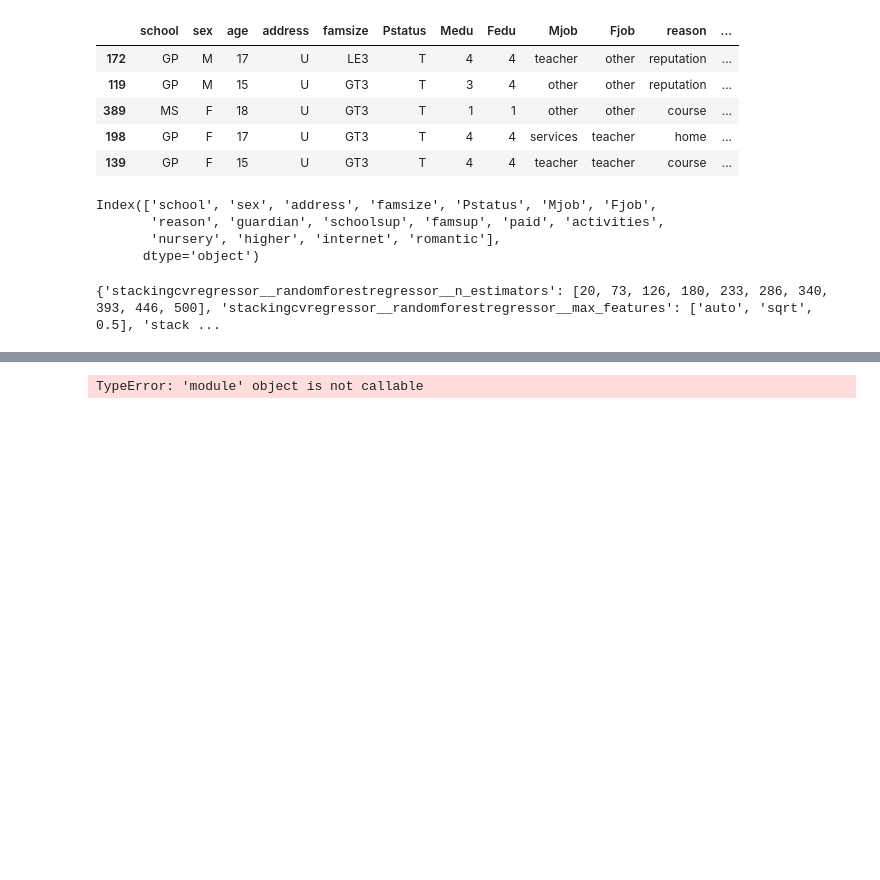
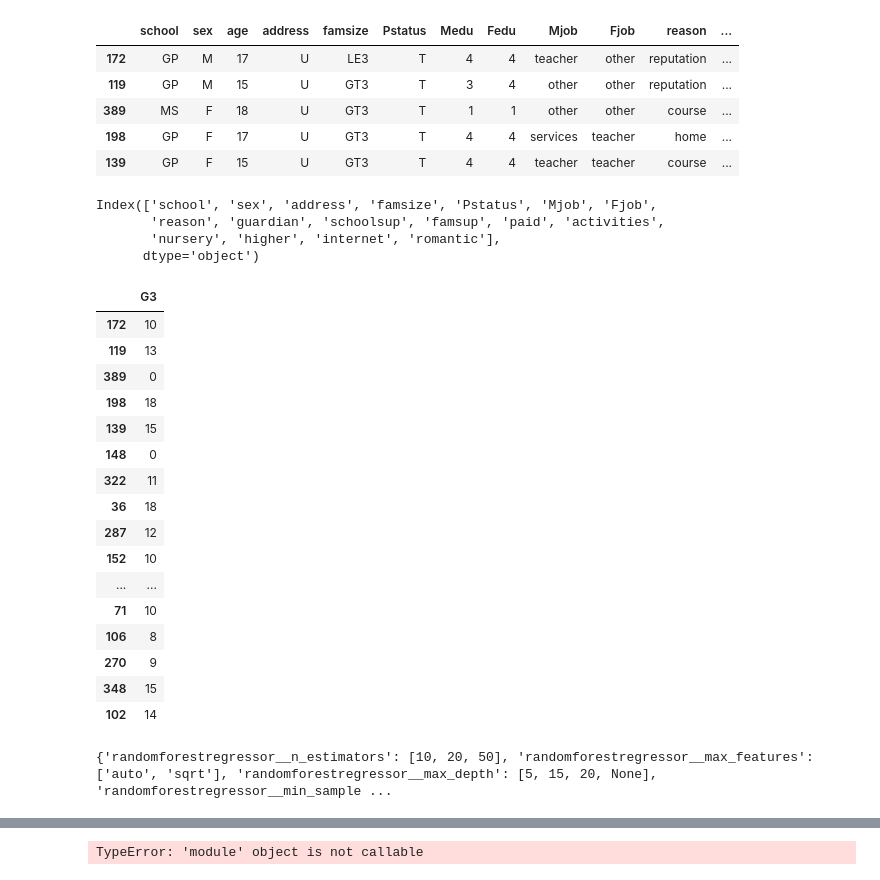
Before and after one commit to DeeptiAgl/Regression_pipeline, a Jupyter notebook: Regression_Model-Pipeline.ipynb, the cells around one changed output, grey strips where cells are left out. Cells and saved outputs as stored; diff of their text form; code cells hidden in the pictures; blank space fills up the shorter version.

```diff
--- a/Regression_Model-Pipeline.ipynb
+++ b/Regression_Model-Pipeline.ipynb
@@ -41,6 +41,8 @@ from sklearn.model_selection import train_test_split
 # %%
 df = pd.read_csv('datasets_52721_99691_student-mat.csv')
 # %%
+df = pd.read_csv('datasets_52721_99691_student-mat.csv')
+
 X = df.drop('G3', axis=1)
 y = df[['G3']]
 X_train, X_test, y_train, y_test = train_test_split(X, y, test_size=0.33, random_state=42)
@@ -69,4 +67,24 @@ Index(['school', 'sex', 'address', 'famsize', 'Pstatus', 'Mjob', 'Fjob',
        'reason', 'guardian', 'schoolsup', 'famsup', 'paid', 'activities',
        'nursery', 'higher', 'internet', 'romantic'],
       dtype='object')
+# %%
+y_train
+# %% [output]
+|  | G3 |
+| 172 | 10 |
+| 119 | 13 |
+| 389 | 0 |
+| 198 | 18 |
+| 139 | 15 |
+| 148 | 0 |
+| 322 | 11 |
+| 36 | 18 |
+| 287 | 12 |
+| 152 | 10 |
+| ... | ... |
+| 71 | 10 |
+| 106 | 8 |
+| 270 | 9 |
+| 348 | 15 |
+| 102 | 14 |
 # %%
@@ -98,30 +111,44 @@ from sklearn.linear_model import LinearRegression
 rf = RandomForestRegressor(random_state = 1000, n_jobs = -1)
 lr = LinearRegression(n_jobs = -1)
 # %%
-n_estimators = [int(x) for x in np.linspace(start = 20, stop = 500, num = 10)]
+n_estimators = [10,20,50]
 # Number of features to consider at every split
-max_features = ['auto', 'sqrt',0.5]
+max_features = ['auto', 'sqrt']
 # Maximum number of levels in tree
-max_depth = [int(x) for x in np.linspace(5, 110, num = 11)]
+max_depth = [5,15,20]
 max_depth.append(None)
 # Minimum number of samples required to split a node
-min_samples_split = [2, 5, 10]
+min_samples_split = [1,3, 5]
 # Minimum number of samples required at each leaf node
-min_samples_leaf = [1, 3, 5,7]
+min_samples_leaf = [1, 3, 5]
 # Method of selecting samples for training each tree
 bootstrap = [True, False]
 
 # Create the random grid
+# params = {
+#                'stackingcvregressor__randomforestregressor__n_estimators': n_estimators,  #randomforestregressor__bootstrap
+#                'stackingcvregressor__randomforestregressor__max_features': max_features,
+#                'stackingcvregressor__randomforestregressor__max_depth': max_depth,
+#                'stackingcvregressor__randomforestregressor__min_samples_split': min_samples_split,
+#                'stackingcvregressor__randomforestregressor__min_samples_leaf': min_samples_leaf,
+#                'stackingcvregressor__randomforestregressor__bootstrap': bootstrap,
+# #               "xgbclassifier__n_estimators": [10, 50, 100, 500],
+# #                 "xgbclassifier__learning_rate": [0.1, 0.5, 1],
+#          }
+
+
 params = {
-               'stackingcvregressor__randomforestregressor__n_estimators': n_estimators,  #randomforestregressor__bootstrap
-               'stackingcvregressor__randomforestregressor__max_features': max_features,
-               'stackingcvregressor__randomforestregressor__max_depth': max_depth,
-               'stackingcvregressor__randomforestregressor__min_samples_split': min_samples_split,
-               'stackingcvregressor__randomforestregressor__min_samples_leaf': min_samples_leaf,
-               'stackingcvregressor__randomforestregressor__bootstrap': bootstrap,
-#               "xgbclassifier__n_estimators": [10, 50, 100, 500],
-#                 "xgbclassifier__learning_rate": [0.1, 0.5, 1],
+               'randomforestregressor__n_estimators': n_estimators,  #randomforestregressor__bootstrap
+               'randomforestregressor__max_features': max_features,
+               'randomforestregressor__max_depth': max_depth,
+               'randomforestregressor__min_samples_split': min_samples_split,
+               'randomforestregressor__min_samples_leaf': min_samples_leaf,
+               'randomforestregressor__bootstrap': bootstrap,
+# #               "xgbclassifier__n_estimators": [10, 50, 100, 500],
+# #                 "xgbclassifier__learning_rate": [0.1, 0.5, 1],
          }
+
+
 print(params)
 # %% [output]
-{'stackingcvregressor__randomforestregressor__n_estimators': [20, 73, 126, 180, 233, 286, 340, 393, 446, 500], 'stackingcvregressor__randomforestregressor__max_features': ['auto', 'sqrt', 0.5], 'stack ...
+{'randomforestregressor__n_estimators': [10, 20, 50], 'randomforestregressor__max_features': ['auto', 'sqrt'], 'randomforestregressor__max_depth': [5, 15, 20, None], 'randomforestregressor__min_sample ...
```
Also changed, not shown: parts of 11 cells of this notebook, 3 other files.
